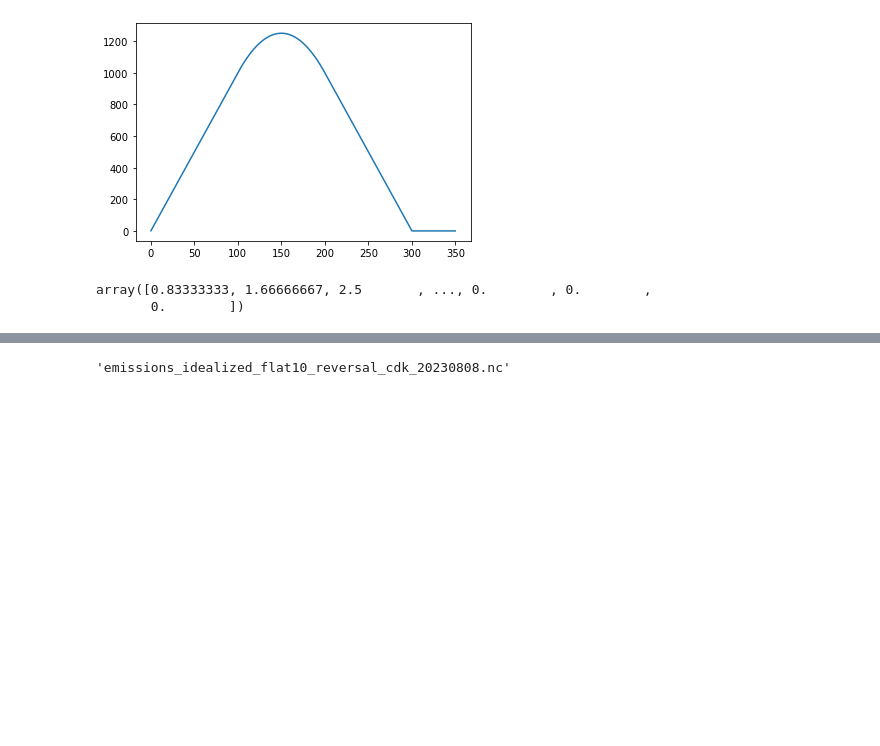
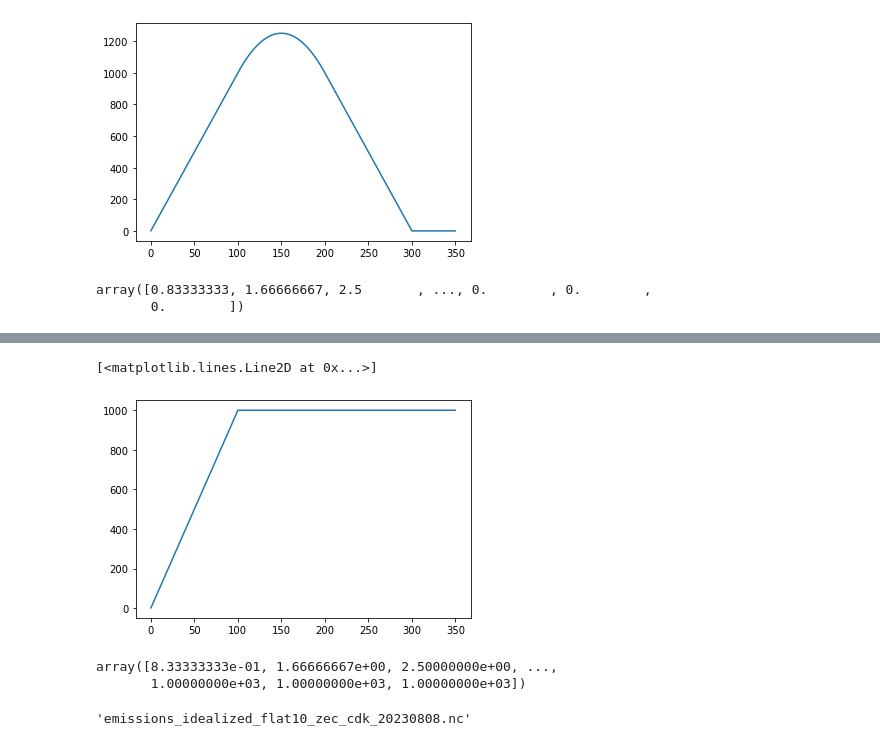
Before and after one commit to ckoven/flat10, a Jupyter notebook: make_flat10_forcingfile.ipynb, the cells around one changed output, grey strips where cells are left out. Cells and saved outputs as stored; diff of their text form; code cells hidden in the pictures; blank space fills up the shorter version.

Commit message:
updated flat10 reversal and added flat10 zec forcing files

```diff
--- a/make_flat10_forcingfile.ipynb
+++ b/make_flat10_forcingfile.ipynb
@@ -39,3 +47,14 @@ array([0.83333333, 1.66666667, 2.5       , ..., 0.        , 0.        ,
+# %%
+
+plt.plot(t,y_zec.cumsum()/12.)
+# %% [output]
+[<matplotlib.lines.Line2D at 0x...>]
+[figure, added]
+# %%
+y_zec.cumsum()/12.
+# %% [output]
+array([8.33333333e-01, 1.66666667e+00, 2.50000000e+00, ...,
+       1.00000000e+03, 1.00000000e+03, 1.00000000e+03])
 # %%
 mapfile = xr.open_dataset('areacella_fx_CESM2_1pctCO2_r1i1p1f1_gn.nc')
 areas = mapfile['areacella'].sum()
@@ -44,9 +63,11 @@ global_gridcell_integrated_area = float(areas.data)
 fname_base = 'emissions_idealized_edrivencdr_000101-031012_fv_0.9x1.25_cdk_20220215.nc'
 
 datestring = str(datetime.date.today().year * 10000 + datetime.date.today().month * 100 + datetime.date.today().day)
-fname_new = 'emissions_idealized_flat10_reversal_cdk_'+datestring+'.nc'
+fname_new_reversal = 'emissions_idealized_flat10_reversal_cdk_'+datestring+'.nc'
+fname_new_zec = 'emissions_idealized_flat10_zec_cdk_'+datestring+'.nc'
 
-shutil.copyfile(fname_base, fname_new)
+shutil.copyfile(fname_base, fname_new_reversal)
+shutil.copyfile(fname_base, fname_new_zec)
 # %% [output]
-'emissions_idealized_flat10_reversal_cdk_20230808.nc'
+'emissions_idealized_flat10_zec_cdk_20230808.nc'
 # %%
```
Also changed, not shown: parts of 30 cells of this notebook, 2 other files.
